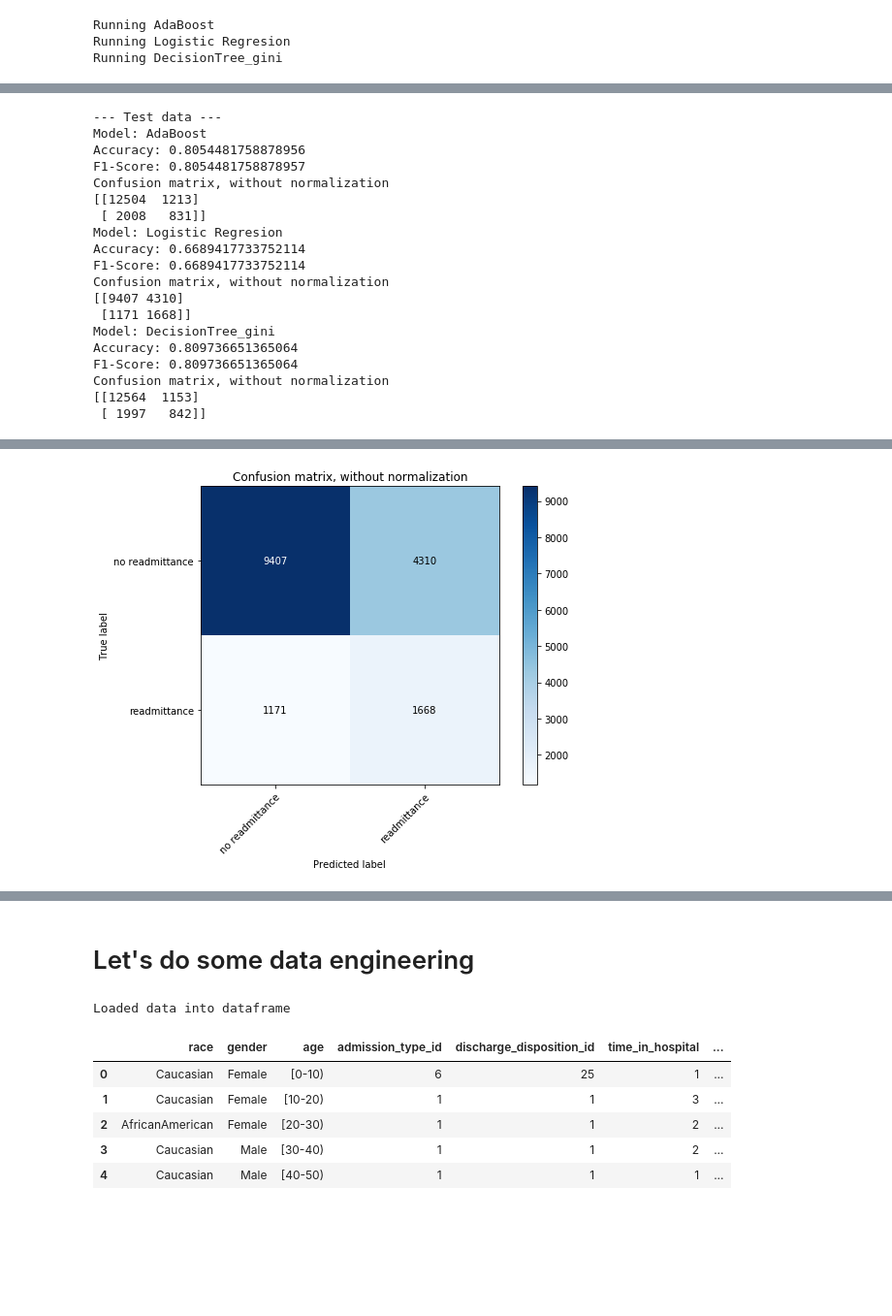
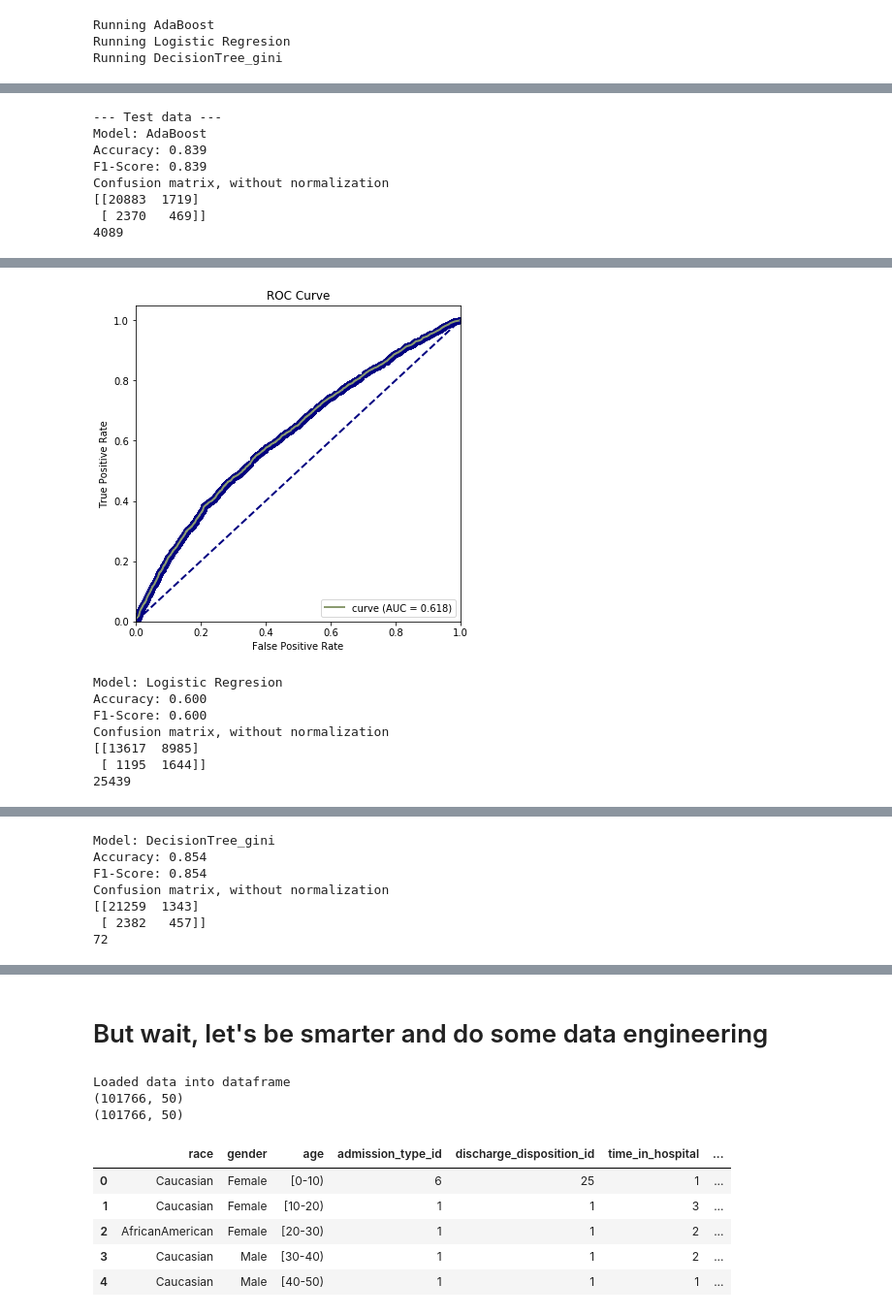
Before and after one commit to angelmanzur/Diabetes_130Hospitals, a Jupyter notebook: Diabetes_Inspection.ipynb, the cells around one changed output, grey strips where cells are left out. Shown at 97% size. Cells and saved outputs as stored; diff of their text form; code cells hidden in the pictures; blank space fills up the shorter version.

```diff
--- a/Diabetes_Inspection.ipynb
+++ b/Diabetes_Inspection.ipynb
@@ -332,7 +332,9 @@ Confusion matrix, without normalization
 print('\n\n--- Test data ---')
 for i,y_test_pred in enumerate(y_test_predicts):
     display_acc_and_f1_score(y_test, y_test_pred, model_names[i])
-    plot_confusion_matrix(y_test, y_test_pred,classes)
+    plot_confusion_matrix(y_test, y_test_pred,classes,cmap = plt.cm.Blues)
+    fig = plt.figure(figsize=(6,6))
+    roc_auc(models[i].predict_proba(X_test)[:,1], y_test)
 # %% [output]
 --- Test data ---
 Model: AdaBoost
@@ -360,19 +368,19 @@ Confusion matrix, without normalization
 sm = SMOTE(random_state=109)
 X_sm_train, y_sm_train = sm.fit_sample(X_train, y_train)
 # %%
-models, model_names = train_model(X_new_train, y_new_train)
+models, model_names = train_model(X_sm_train, y_sm_train)
 # %% [output]
 Running AdaBoost
 Running Logistic Regresion
 Running DecisionTree_gini
 # %%
-y_new_train_predicts = predict_all(X_new_train, y_new_train, models)
-y_new_test_predicts = predict_all(np.array(X_test), np.array(y_test), models)
+y_new_train_predicts = predict_all(X_sm_train, y_sm_train, models)
+y_new_test_predicts = predict_all(X_test, y_test, models)
 # %%
 print('--- Train data ---')
 for i, y_new_train_pred in enumerate(y_new_train_predicts):
-    display_acc_and_f1_score(y_new_train, y_new_train_pred, model_names[i])
-    plot_confusion_matrix(y_new_train, y_new_train_pred,classes)
+    display_acc_and_f1_score(y_sm_train, y_new_train_pred, model_names[i])
+    plot_confusion_matrix(y_sm_train, y_new_train_pred,classes,cmap = plt.cm.Blues)
 # %% [output]
 --- Train data ---
 Model: AdaBoost
@@ -400,24 +408,15 @@ Confusion matrix, without normalization
 print('\n\n--- Test data ---')
 for i,y_new_test_pred in enumerate(y_new_test_predicts):
     display_acc_and_f1_score(y_test, y_new_test_pred, model_names[i])
-    plot_confusion_matrix(y_test, y_new_test_pred,classes)
+    plot_confusion_matrix(y_test, y_new_test_pred,classes,cmap = plt.cm.Blues)
+    fig = plt.figure(figsize=(6,6))
+    roc_auc(models[i].predict_proba(X_test)[:,1], y_test)
 # %% [output]
 --- Test data ---
 Model: AdaBoost
-Accuracy: 0.8054481758878956
-F1-Score: 0.8054481758878957
+Accuracy: 0.839
+F1-Score: 0.839
 Confusion matrix, without normalization
-[[12504  1213]
- [ 2008   831]]
-Model: Logistic Regresion
-Accuracy: 0.6689417733752114
-F1-Score: 0.6689417733752114
-Confusion matrix, without normalization
-[[9407 4310]
- [1171 1668]]
-Model: DecisionTree_gini
-Accuracy: 0.809736651365064
-F1-Score: 0.809736651365064
-Confusion matrix, without normalization
-[[12564  1153]
- [ 1997   842]]
+[[20883  1719]
+ [ 2370   469]]
+4089
@@ -425 +424,8 @@ Confusion matrix, without normalization
-[figure, old version]
+[figure, new version]
+Model: Logistic Regresion
+Accuracy: 0.600
+F1-Score: 0.600
+Confusion matrix, without normalization
+[[13617  8985]
+ [ 1195  1644]]
+25439
@@ -426,0 +434,7 @@ Confusion matrix, without normalization
+Model: DecisionTree_gini
+Accuracy: 0.854
+F1-Score: 0.854
+Confusion matrix, without normalization
+[[21259  1343]
+ [ 2382   457]]
+72
@@ -482,12 +518,17 @@ def plot_confusion_matrix(y_true, y_pred, classes,
     fig.tight_layout()
     return ax
 # %% [markdown]
-# Let's do some data engineering
+# But wait, let's be smarter and  do some data engineering
-# %%
-from Load_and_Clean_data import *
-df_raw = load_raw_data()
-# %% [output]
-Loaded data into dataframe
+# %%
+from Load_and_Clean_data import *
+df_raw = load_raw_data()
+print(df_raw.shape)
+# df_raw = df_raw.drop_duplicates(subset= ['patient_nbr'], keep = 'first')
+print(df_raw.shape)
+# %% [output]
+Loaded data into dataframe
+(101766, 50)
+(101766, 50)
 # %%
 df = clean_eng_data(df_raw)
 # %%
```
Also changed, not shown: parts of 98 cells of this notebook, 2 other files.
